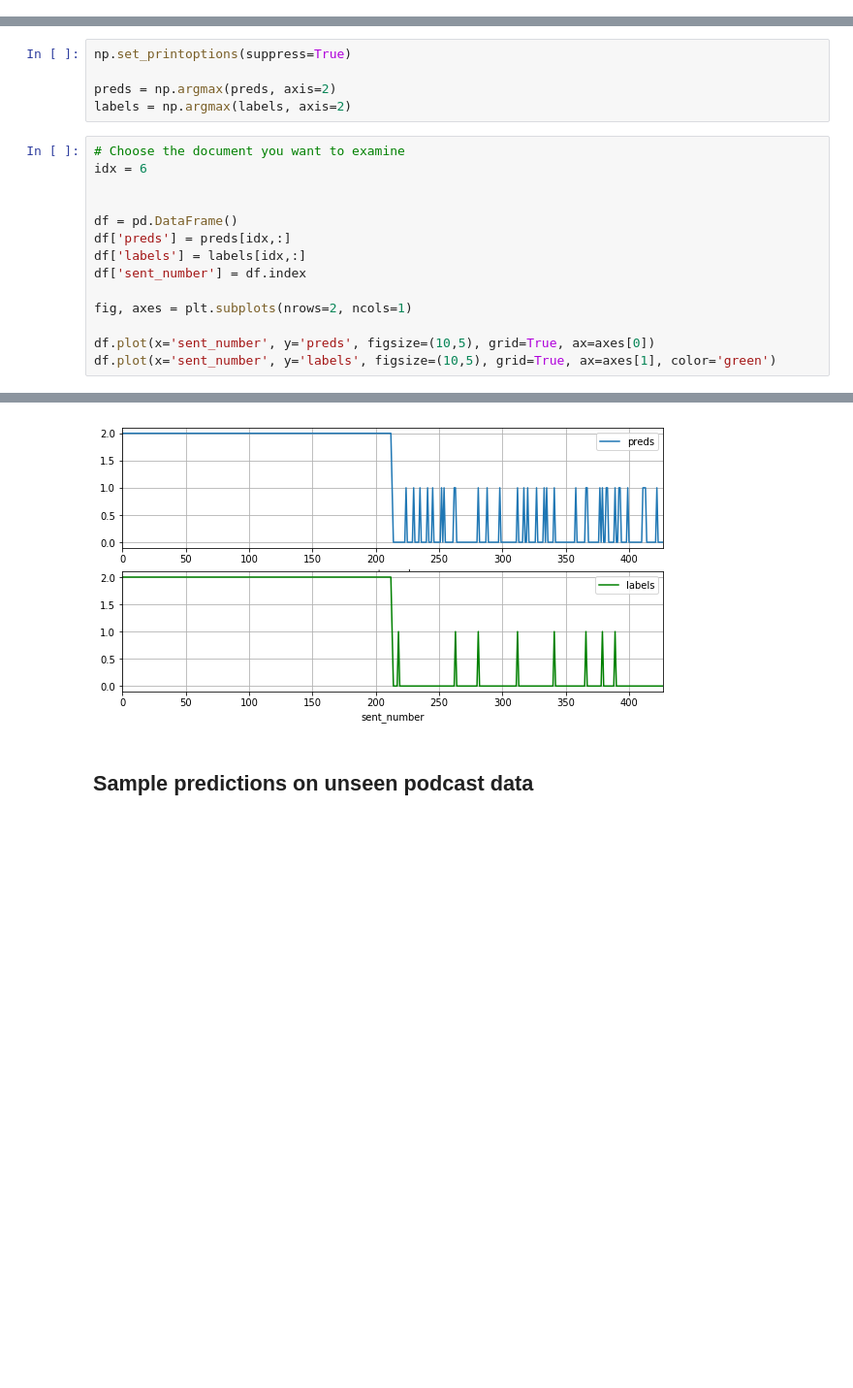
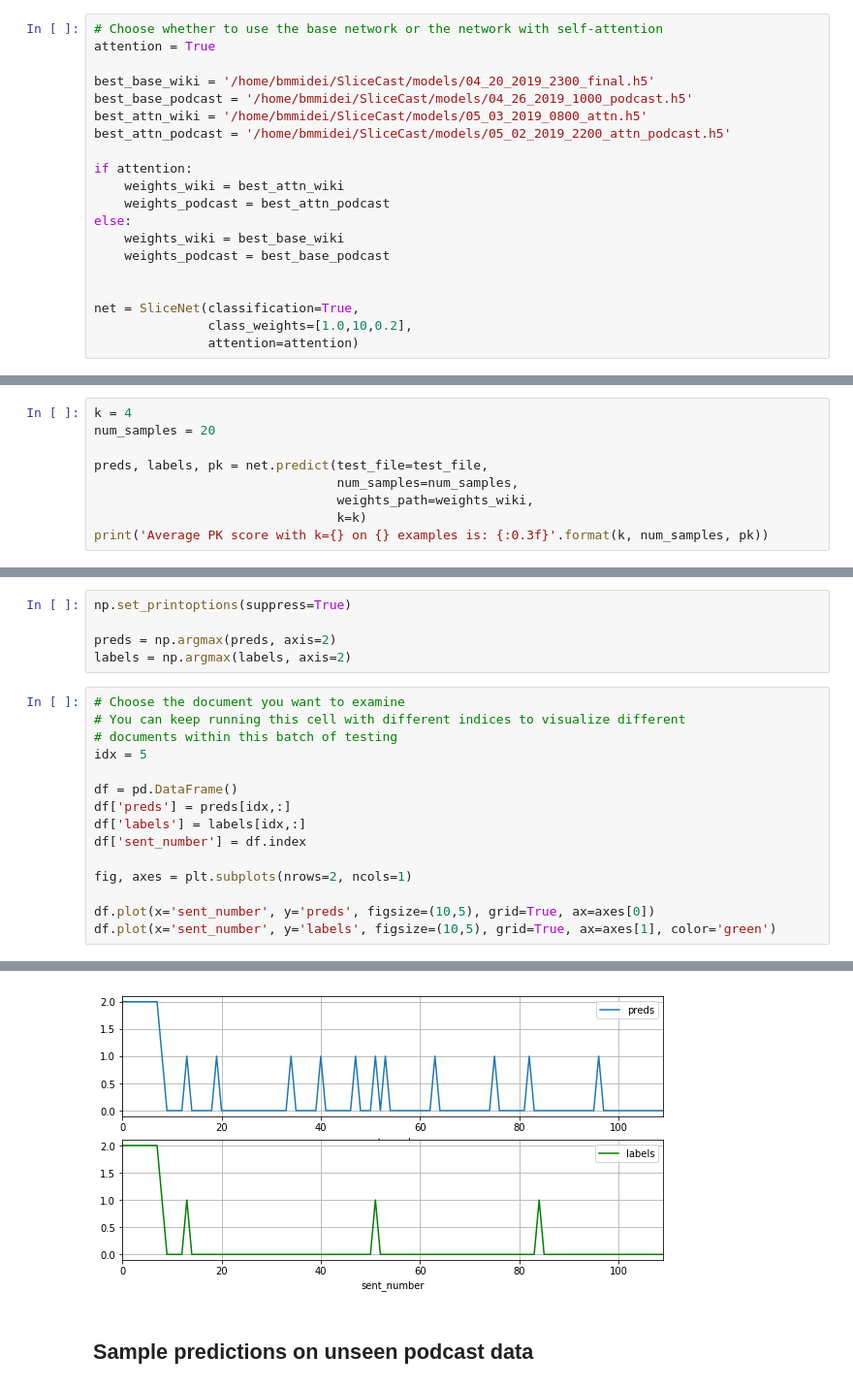
Before and after one commit to bmmidei/SliceCast, a Jupyter notebook: inference.ipynb, the cells around one changed output, grey strips where cells are left out. Shown: that part at 97% size. Drawn from its saved outputs; the diff is of its cells as text; blank space fills up the shorter version.

```diff
--- a/inference.ipynb
+++ b/inference.ipynb
@@ -40,3 +35,23 @@ weights_path = '/home/bmmidei/SliceCast/models/weights_epoch024.h5'
+# %%
+# Choose whether to use the base network or the network with self-attention
+attention = True
+
+best_base_wiki = '/home/bmmidei/SliceCast/models/04_20_2019_2300_final.h5'
+best_base_podcast = '/home/bmmidei/SliceCast/models/04_26_2019_1000_podcast.h5'
+best_attn_wiki = '/home/bmmidei/SliceCast/models/05_03_2019_0800_attn.h5'
+best_attn_podcast = '/home/bmmidei/SliceCast/models/05_02_2019_2200_attn_podcast.h5'
+
+if attention:
+    weights_wiki = best_attn_wiki
+    weights_podcast = best_attn_podcast
+else:
+    weights_wiki = best_base_wiki
+    weights_podcast = best_base_podcast
+
+
+net = SliceNet(classification=True,
+               class_weights=[1.0,10,0.2],
+               attention=attention)
 # %% [markdown]
 ## Sample predictions on unseen wiki articles
 # %%
@@ -56,0 +65,9 @@ Loaded weights from disk
+# %%
+k = 4
+num_samples = 20
+
+preds, labels, pk = net.predict(test_file=test_file,
+                                num_samples=num_samples,
+                                weights_path=weights_wiki,
+                                k=k)
+print('Average PK score with k={} on {} examples is: {:0.3f}'.format(k, num_samples, pk))
@@ -61,21 +89,22 @@ preds = np.argmax(preds, axis=2)
 labels = np.argmax(labels, axis=2)
 # %%
 # Choose the document you want to examine
-idx = 6
-
+# You can keep running this cell with different indices to visualize different
+# documents within this batch of testing
+idx = 5
 
 df = pd.DataFrame()
 df['preds'] = preds[idx,:]
 df['labels'] = labels[idx,:]
 df['sent_number'] = df.index
 
 fig, axes = plt.subplots(nrows=2, ncols=1)
 
 df.plot(x='sent_number', y='preds', figsize=(10,5), grid=True, ax=axes[0])
 df.plot(x='sent_number', y='labels', figsize=(10,5), grid=True, ax=axes[1], color='green')
 # %% [output]
 <matplotlib.axes._subplots.AxesSubplot at 0x...>
-[figure, old version]
+[figure, new version]
 # %% [markdown]
 ## Sample predictions on unseen podcast data
 # %%
```
Also changed, not shown: parts of 6 cells of this notebook, 1 other file.
